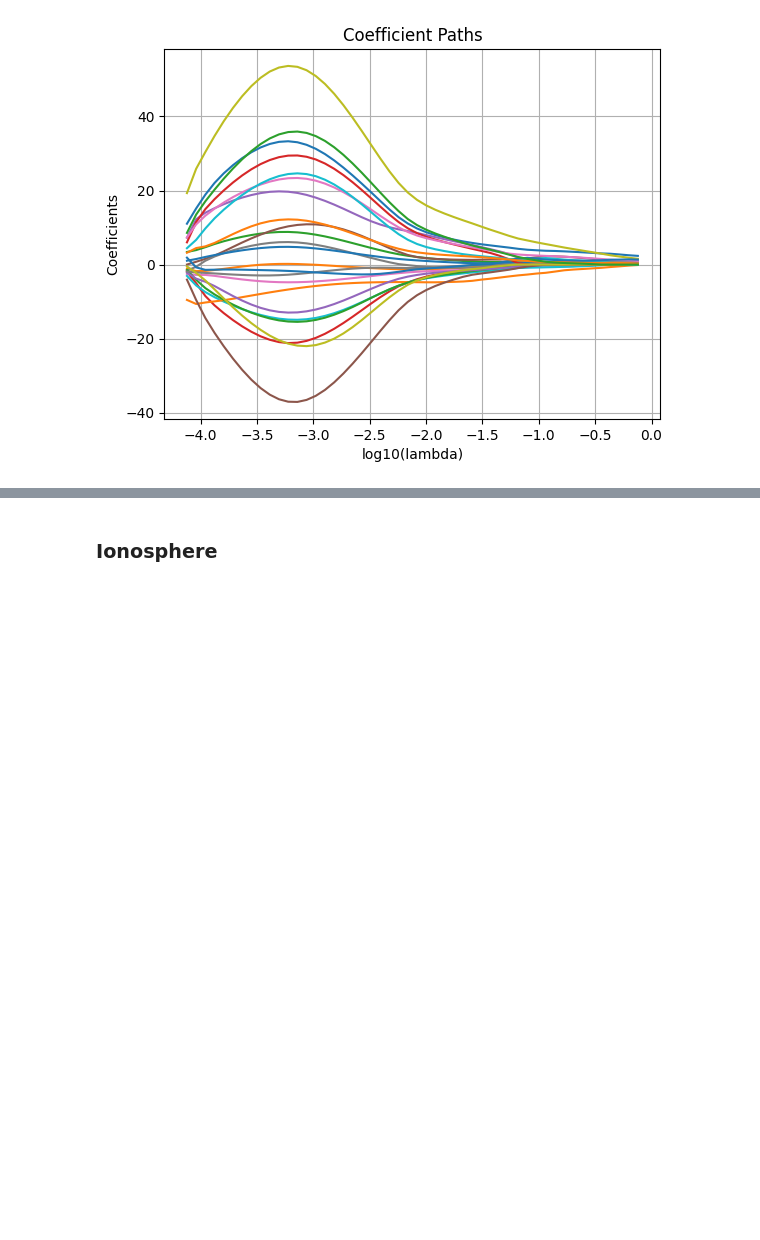
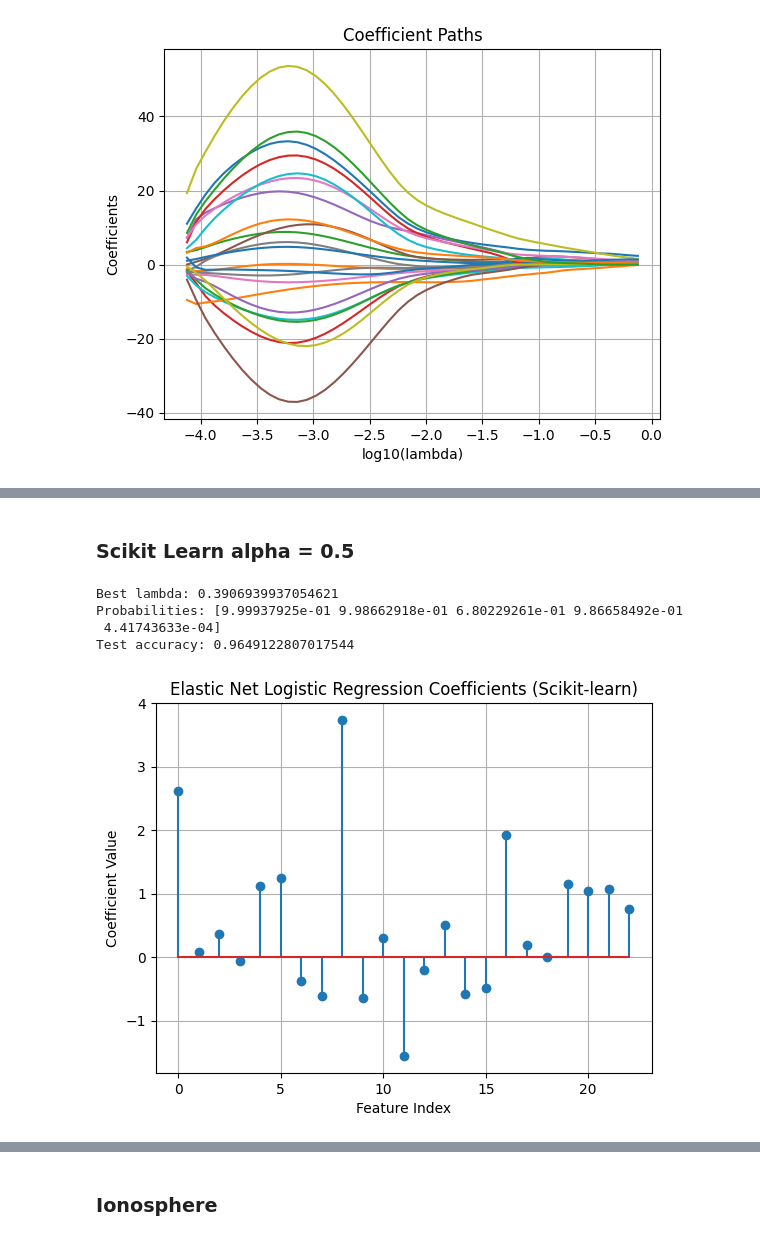
Before and after one commit to CyprienFOURCROY/AdvancedML_Project, a Jupyter notebook: notebooks/main.ipynb, the cells around one changed output, grey strips where cells are left out. Cells and saved outputs as stored; diff of their text form; code cells hidden in the pictures; blank space fills up the shorter version.

```diff
--- a/notebooks/main.ipynb
+++ b/notebooks/main.ipynb
@@ -128,0 +178,46 @@ Probabilities: [0.98920662 0.95629453 0.70165935 0.94108394 0.05473092]
+# %% [markdown]
+### Scikit Learn alpha = 0.5
+# %%
+
+from sklearn.linear_model import LogisticRegressionCV
+from sklearn.preprocessing import StandardScaler
+import matplotlib.pyplot as plt
+import numpy as np
+
+
+sk_model = LogisticRegressionCV(
+    Cs=50,
+    penalty="elasticnet",
+    solver="saga",
+    l1_ratios=[0.5],
+    scoring="accuracy",
+    cv=5,
+    max_iter=1000,
+    refit=True,
+)
+
+sk_model.fit(X_train, Y_train)
+
+C_best = sk_model.C_[0]
+lambda_best = 1 / C_best
+print("Best lambda:", lambda_best)
+
+probs = sk_model.predict_proba(X_test)[:, 1]
+print("Probabilities:", probs[:5])
+
+accuracy = sk_model.score(X_test, Y_test)
+print("Test accuracy:", accuracy)
+
+plt.figure()
+plt.stem(sk_model.coef_[0])
+plt.title("Elastic Net Logistic Regression Coefficients (Scikit-learn)")
+plt.xlabel("Feature Index")
+plt.ylabel("Coefficient Value")
+plt.grid(True)
+plt.show()
+# %% [output]
+Best lambda: 0.3906939937054621
+Probabilities: [9.99937925e-01 9.98662918e-01 6.80229261e-01 9.86658492e-01
+ 4.41743633e-04]
+Test accuracy: 0.9649122807017544
+[figure, added]
```
Also changed, not shown: parts of 21 cells of this notebook.
